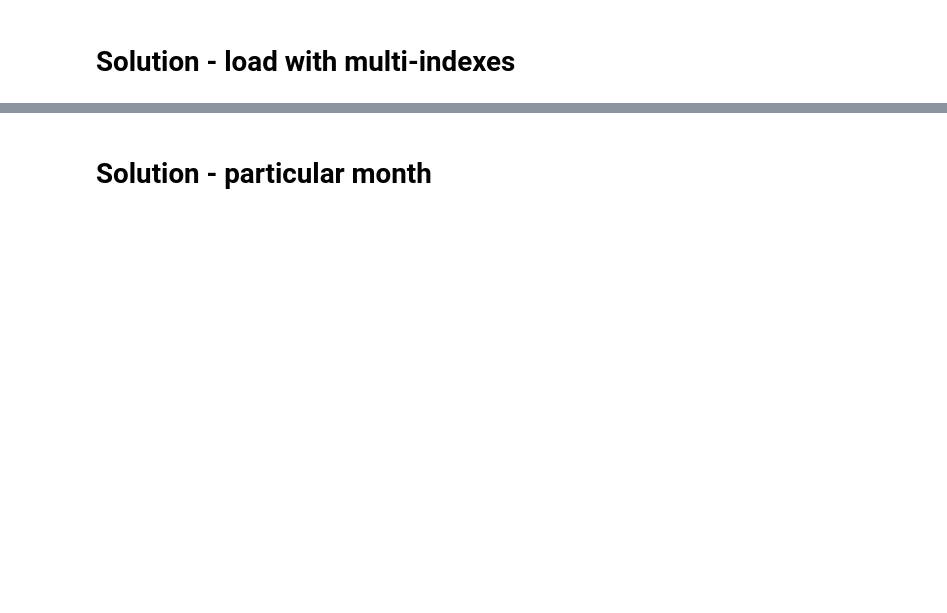
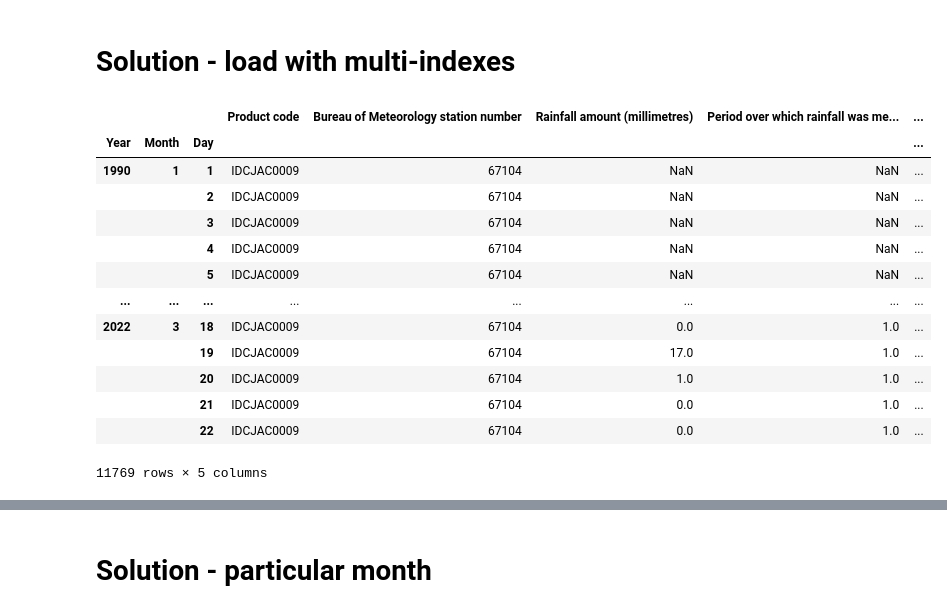
Before and after one commit to altmattr/Excel2Python, a Jupyter notebook: 2-loading_data.soln.ipynb, the cells around one changed output, grey strips where cells are left out. Saved outputs shown, nothing was run; the diff lists cells and outputs as text; code cells hidden in the pictures; blank space fills up the shorter version.

```diff
--- a/2-loading_data.soln.ipynb
+++ b/2-loading_data.soln.ipynb
@@ -3,2 +52,20 @@
 # %% [markdown]
 # Solution - load with multi-indexes
+# %%
+lithgow_multi = pd.read_csv("data/rainfall/box_hill.csv", index_col=["Year", "Month", "Day"])
+lithgow_multi
+# %% [output]
+|  |  |  | Product code | Bureau of Meteorology station number | Rainfall amount (millimetres) | Period over which rainfall was me... | ... |
+| Year | Month | Day |  |  |  |  | ... |
+| 1990 | 1 | 1 | IDCJAC0009 | 67104 | NaN | NaN | ... |
+|  |  | 2 | IDCJAC0009 | 67104 | NaN | NaN | ... |
+|  |  | 3 | IDCJAC0009 | 67104 | NaN | NaN | ... |
+|  |  | 4 | IDCJAC0009 | 67104 | NaN | NaN | ... |
+|  |  | 5 | IDCJAC0009 | 67104 | NaN | NaN | ... |
+| ... | ... | ... | ... | ... | ... | ... | ... |
+| 2022 | 3 | 18 | IDCJAC0009 | 67104 | 0.0 | 1.0 | ... |
+|  |  | 19 | IDCJAC0009 | 67104 | 17.0 | 1.0 | ... |
+|  |  | 20 | IDCJAC0009 | 67104 | 1.0 | 1.0 | ... |
+|  |  | 21 | IDCJAC0009 | 67104 | 0.0 | 1.0 | ... |
+|  |  | 22 | IDCJAC0009 | 67104 | 0.0 | 1.0 | ... |
+11769 rows × 5 columns
```
Also changed, not shown: parts of 25 cells of this notebook, 10 other files.
